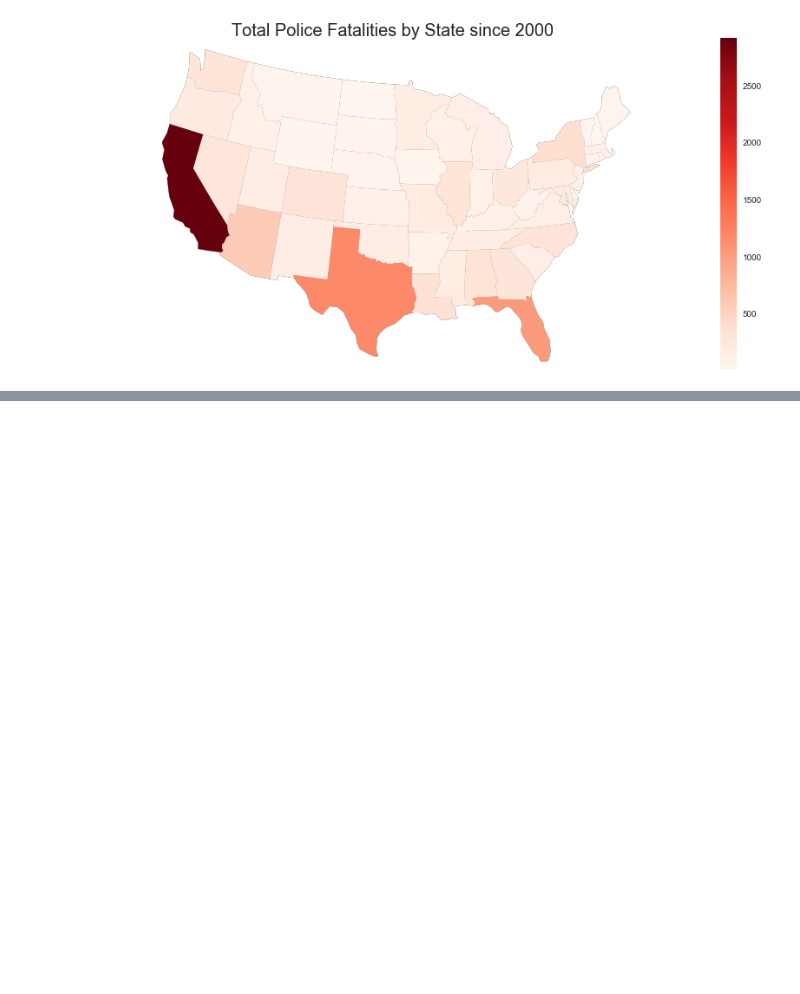
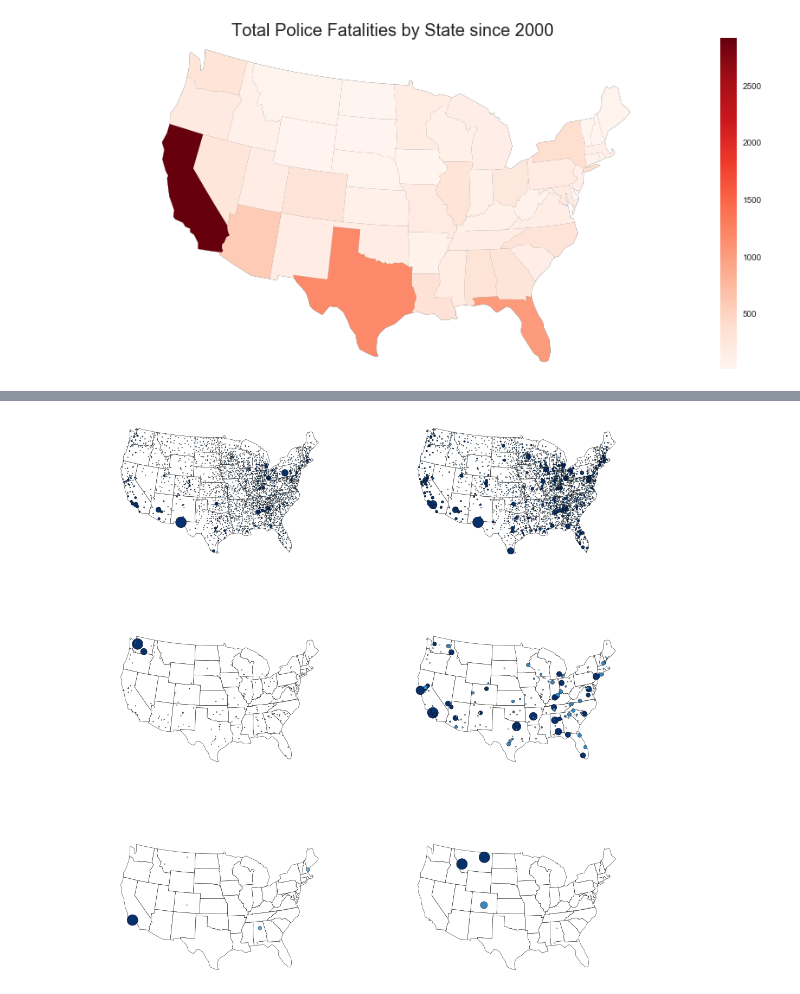
Before and after one commit to jkennedy74/DataViz_Project1, a Jupyter notebook: Plotting Fatalities Data.ipynb, the cells around one changed output, grey strips where cells are left out. Drawn from its saved outputs; the diff is of its cells as text; code cells hidden in the pictures; blank space fills up the shorter version.

```diff
--- a/Plotting Fatalities Data.ipynb
+++ b/Plotting Fatalities Data.ipynb
@@ -102,0 +224,7 @@ census_df.to_csv("raw_data/mean_populations_by_state.csv")
+# %%
+# Group the data so that we can produce visualizations based on quantity and cost
+missile_grouped_df = missile_df.groupby(["County","State", "Lat", "Lon"])
+
+missile_grouped_df = missile_grouped_df[["Quantity", "Total.Cost"]].sum().reset_index()
+
+missile_grouped_df.head()
@@ -102,0 +238,12 @@ census_df.to_csv("raw_data/mean_populations_by_state.csv")
+# %%
+# Convert to GeoPandas
+geometry = [Point(xy) for xy in zip(missile_grouped_df.Lon, missile_grouped_df.Lat)]
+missile_grouped_df = missile_grouped_df.drop(['Lon', 'Lat'], axis=1)
+crs = {'init': 'epsg:4326'}
+missile_geo = gpd.GeoDataFrame(missile_grouped_df, crs=crs, geometry=geometry)
+
+# Exclude non-contiguous US
+missile_geo = missile_geo.loc[(missile_geo["State"] != 'GUAM') &\
+              (missile_geo["State"] != 'VIRGIN ISLANDS'), :]
+
+missile_geo.head()
@@ -102,0 +257,49 @@ census_df.to_csv("raw_data/mean_populations_by_state.csv")
+# %%
+f, axarr = plt.subplots(3, 2, figsize=(18, 20), subplot_kw={
+    'projection': gcrs.AlbersEqualArea(central_longitude=-98, central_latitude=39.5)
+})
+
+polyplot_kwargs = {
+    'projection': gcrs.AlbersEqualArea(), 'facecolor': 'white',
+    'zorder': -100, 'linewidth': 0.5
+}
+
+# Plot quantity vs Weapons
+gplt.polyplot(continental_usa, ax = axarr[0][0] ,**polyplot_kwargs)
+gplt.pointplot(weapons_geo, projection=gcrs.AlbersEqualArea(), scale ='Quantity', linewidth = 0.5, ax = axarr[0][0],
+               hue='Quantity', cmap='Blues', alpha = 1, edgecolor = 'black', limits = (0.1,20))
+
+
+# Plot cost vs Weapons
+gplt.polyplot(continental_usa, ax = axarr[0][1] ,**polyplot_kwargs)
+gplt.pointplot(weapons_geo, projection=gcrs.AlbersEqualArea(), scale ='Total.Cost', linewidth = 0.5, ax = axarr[0][1],
+               hue='Total.Cost', cmap='Blues', alpha = 1, edgecolor = 'black', limits = (0.1,20))
+
+
+# Plot quantity vs Ammo
+gplt.polyplot(continental_usa, ax = axarr[1][0] ,**polyplot_kwargs)
+gplt.pointplot(ammo_geo, projection=gcrs.AlbersEqualArea(), scale ='Quantity', linewidth = 0.5, ax = axarr[1][0],
+               hue='Quantity', cmap='Blues', alpha = 1, edgecolor = 'black', limits = (0.1,20))
+
+
+# Plot cost vs Ammo
+gplt.polyplot(continental_usa, ax = axarr[1][1] ,**polyplot_kwargs)
+gplt.pointplot(ammo_geo, projection=gcrs.AlbersEqualArea(), scale ='Total.Cost', linewidth = 0.5, ax = axarr[1][1],
+               hue='Total.Cost', cmap='Blues', alpha = 1, edgecolor = 'black', limits = (0.1,20))
+
+
+# Plot quantity vs Missiles
+gplt.polyplot(continental_usa, ax = axarr[2][0] ,**polyplot_kwargs)
+gplt.pointplot(missile_geo, projection=gcrs.AlbersEqualArea(), scale ='Quantity', linewidth = 0.5, ax = axarr[2][0],
+               hue='Quantity', cmap='Blues', alpha = 1, edgecolor = 'black', limits = (0.1,20))
+
+
+# Plot cost vs Missiles
+gplt.polyplot(continental_usa, ax = axarr[2][1] ,**polyplot_kwargs)
+gplt.pointplot(missile_geo, projection=gcrs.AlbersEqualArea(), scale ='Total.Cost', linewidth = 0.5, ax = axarr[2][1],
+               hue='Total.Cost', cmap='Blues', alpha = 1, edgecolor = 'black', limits = (0.1,20))
+
+
+plt.show()
+# %% [output]
+[figure, added]
```
Also changed, not shown: parts of 13 cells of this notebook, 3 other files.
